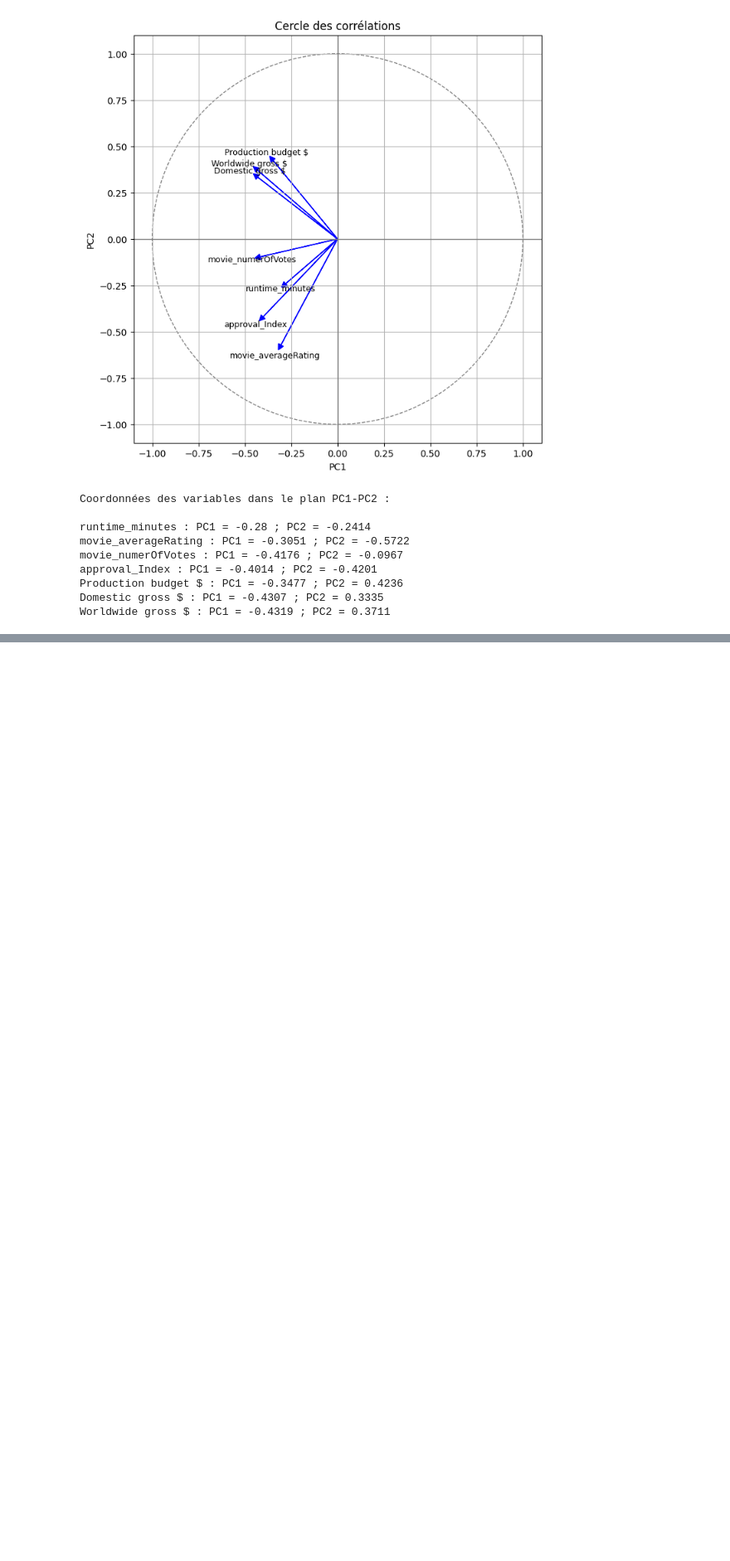
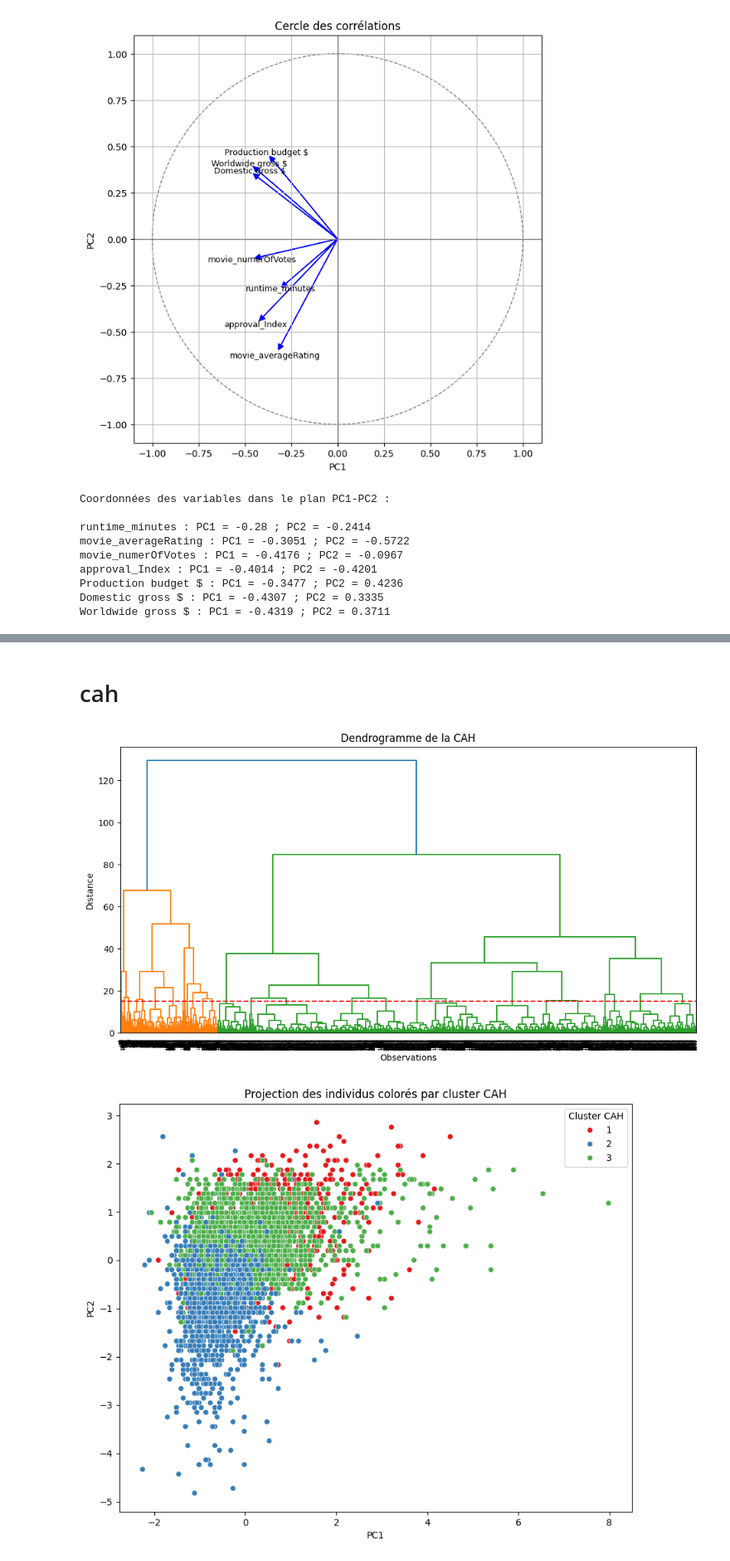
Before and after one commit to salhi-mohamed/CinemaLab, a Jupyter notebook: Untitled-1.ipynb, the cells around one changed output, grey strips where cells are left out. Shown at 83% size. Cells and saved outputs as stored; diff of their text form; code cells hidden in the pictures; blank space fills up the shorter version.

```diff
--- a/Untitled-1.ipynb
+++ b/Untitled-1.ipynb
@@ -530,0 +600,46 @@ Worldwide gross $ : PC1 = -0.4319 ; PC2 = 0.3711
+# %% [markdown]
+# cah
+# %%
+# Ne garder que les colonnes numériques
+df_num = df_clean.select_dtypes(include=['float64', 'int64'])
+
+# 1. Standardiser les données
+scaler = StandardScaler()
+df_scaled = scaler.fit_transform(df_num)
+
+# 2. Effectuer la liaison hiérarchique (methode Ward)
+Z = linkage(df_scaled, method='ward', metric='euclidean')
+
+# 3. Tracer le dendrogramme
+plt.figure(figsize=(12, 6))
+dendrogram(Z, truncate_mode='level', p=30)
+plt.title("Dendrogramme de la CAH")
+plt.xlabel("Observations")
+plt.ylabel("Distance")
+plt.axhline(y=15, color='r', linestyle='--')
+plt.show()
+
+# 4. Définir les clusters
+n_clusters = 3
+labels_cah = fcluster(Z, n_clusters, criterion='maxclust')
+
+# 5. Ajouter au DataFrame initial
+df_clean['Cluster_CAH'] = labels_cah
+
+# 6. Visualiser sur le plan PC1-PC2
+plt.figure(figsize=(10, 8))
+sns.scatterplot(x=df_scaled[:, 0], y=df_scaled[:, 1], hue=labels_cah, palette='Set1')
+plt.title('Projection des individus colorés par cluster CAH')
+plt.xlabel('PC1')
+plt.ylabel('PC2')
+plt.legend(title='Cluster CAH')
+plt.show()
+
+# Seulement sur les variables numériques
+caracterisation = df_clean.select_dtypes(include=['float64', 'int64']).groupby(df_clean['Cluster_CAH']).mean()
+
+print("Caractérisation des classes CAH :")
+print(caracterisation)
+# %% [output]
+[figure, added]
+[figure, added]
```
Also changed, not shown: parts of 11 cells of this notebook, 1 other file.
